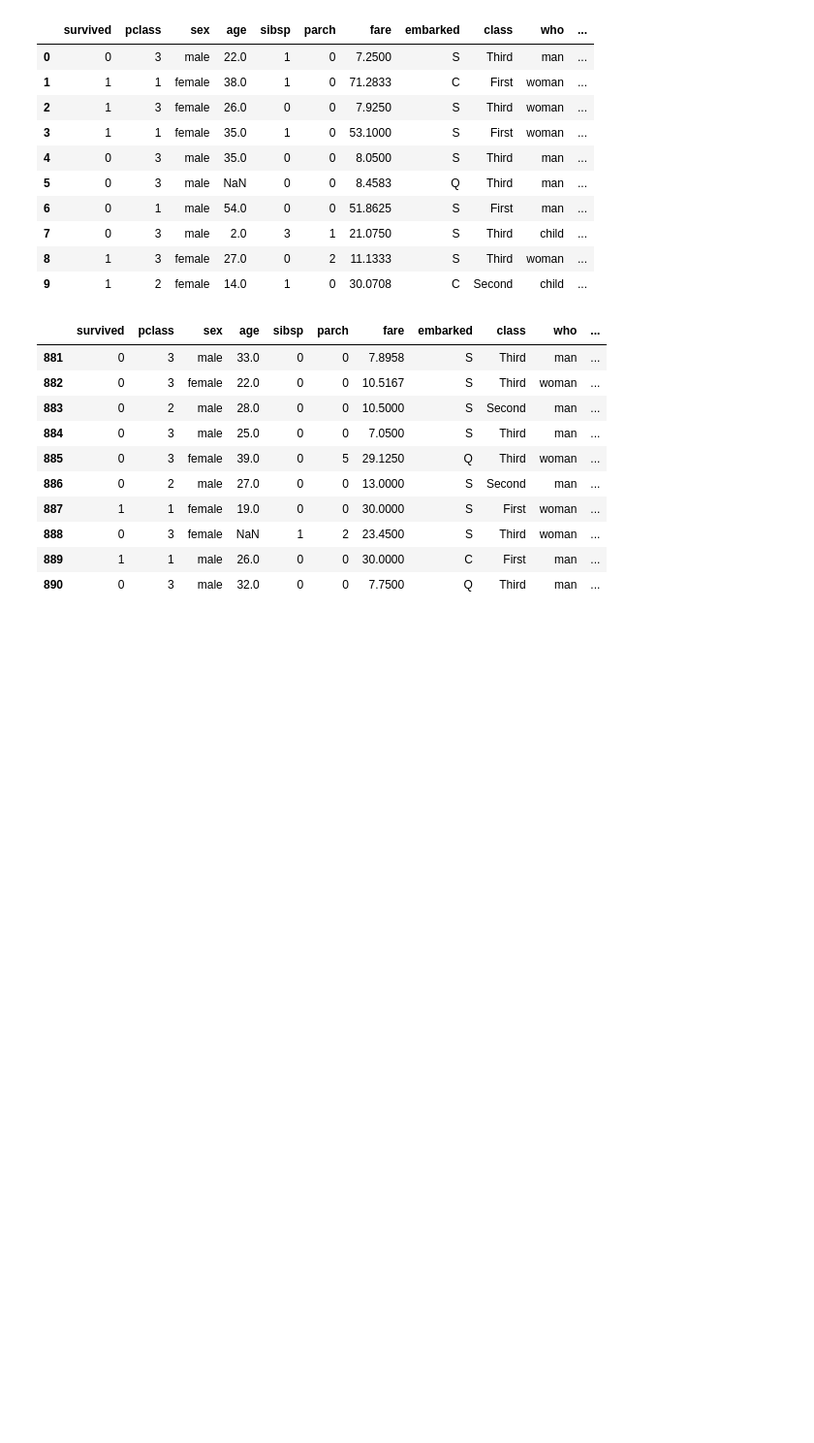
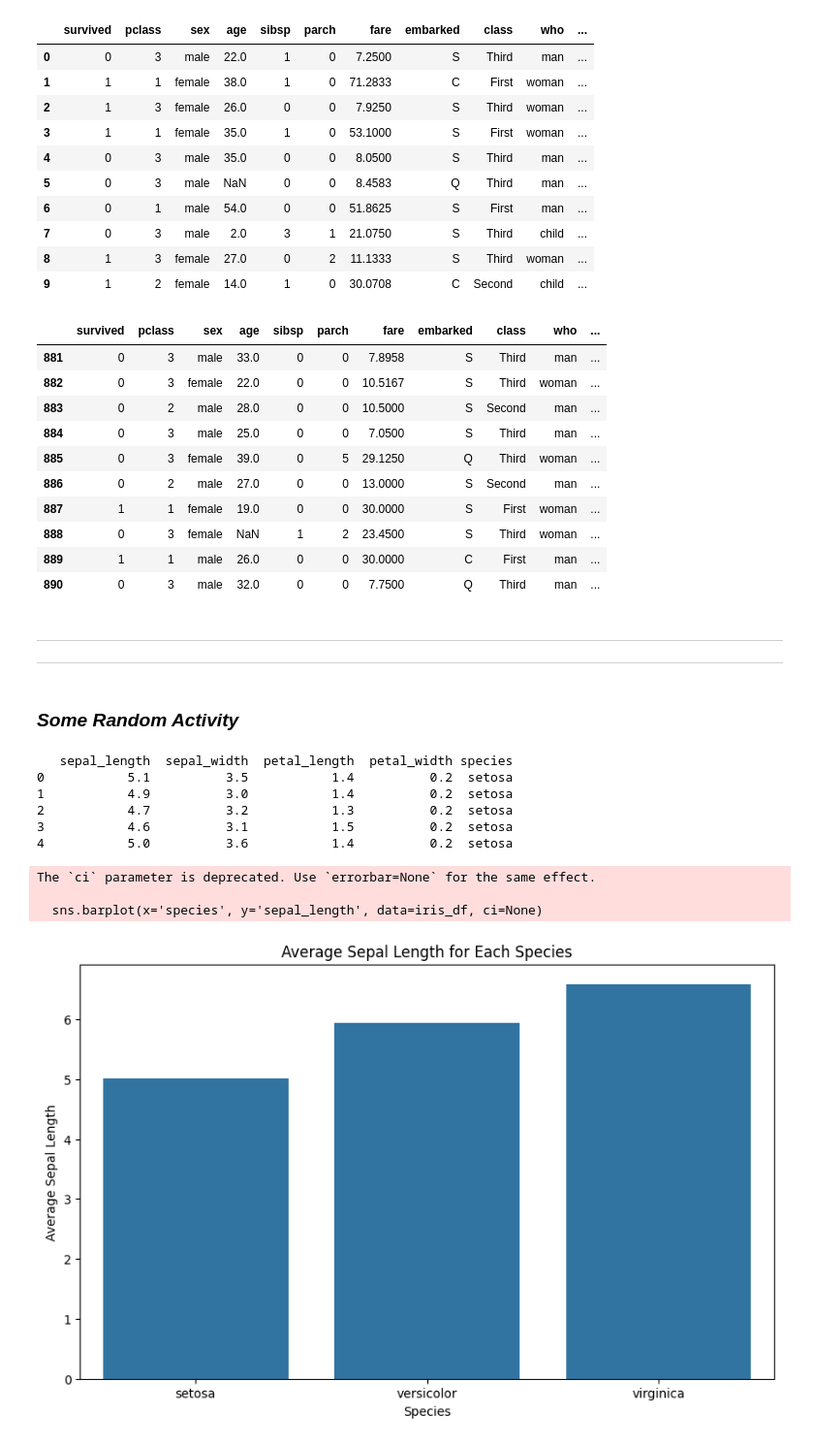
Before and after one commit to midrees555/tdf-data-analysis, a Jupyter notebook: python-ka-chilla/day-01-hello-python/hello.ipynb, the cells around one changed output. Shown at 97% size. Cells and saved outputs as stored; diff of their text form; code cells hidden in the pictures; blank space fills up the shorter version.

Commit message:
new file 'random-activity' created, and in day-01-hello-python folder the hello file modified

```diff
--- a/python-ka-chilla/day-01-hello-python/hello.ipynb
+++ b/python-ka-chilla/day-01-hello-python/hello.ipynb
@@ -57,3 +57,32 @@ df.tail(10)
 | 888 | 0 | 3 | female | NaN | 1 | 2 | 23.4500 | S | Third | woman | ... |
 | 889 | 1 | 1 | male | 26.0 | 0 | 0 | 30.0000 | C | First | man | ... |
 | 890 | 0 | 3 | male | 32.0 | 0 | 0 | 7.7500 | Q | Third | man | ... |
+# %% [markdown]
+---
+---
+# %% [markdown]
+### *Some Random Activity*
+# %%
+iris_df = sns.load_dataset("iris")
+iris_df.to_csv('./data/iris.csv', index=False)
+print(iris_df.head())
+# %% [output]
+   sepal_length  sepal_width  petal_length  petal_width species
+0           5.1          3.5           1.4          0.2  setosa
+1           4.9          3.0           1.4          0.2  setosa
+2           4.7          3.2           1.3          0.2  setosa
+3           4.6          3.1           1.5          0.2  setosa
+4           5.0          3.6           1.4          0.2  setosa
+# %%
+# Create a bar plot of the average sepal length for each species
+plt.figure(figsize=(10, 6))
+sns.barplot(x='species', y='sepal_length', data=iris_df, ci=None)
+plt.title('Average Sepal Length for Each Species')
+plt.xlabel('Species')
+plt.ylabel('Average Sepal Length')
+plt.show()
+# %% [output]
+The `ci` parameter is deprecated. Use `errorbar=None` for the same effect.
+
+  sns.barplot(x='species', y='sepal_length', data=iris_df, ci=None)
+[figure, added]
```
Also changed, not shown: parts of 7 cells of this notebook, 2 other files.
